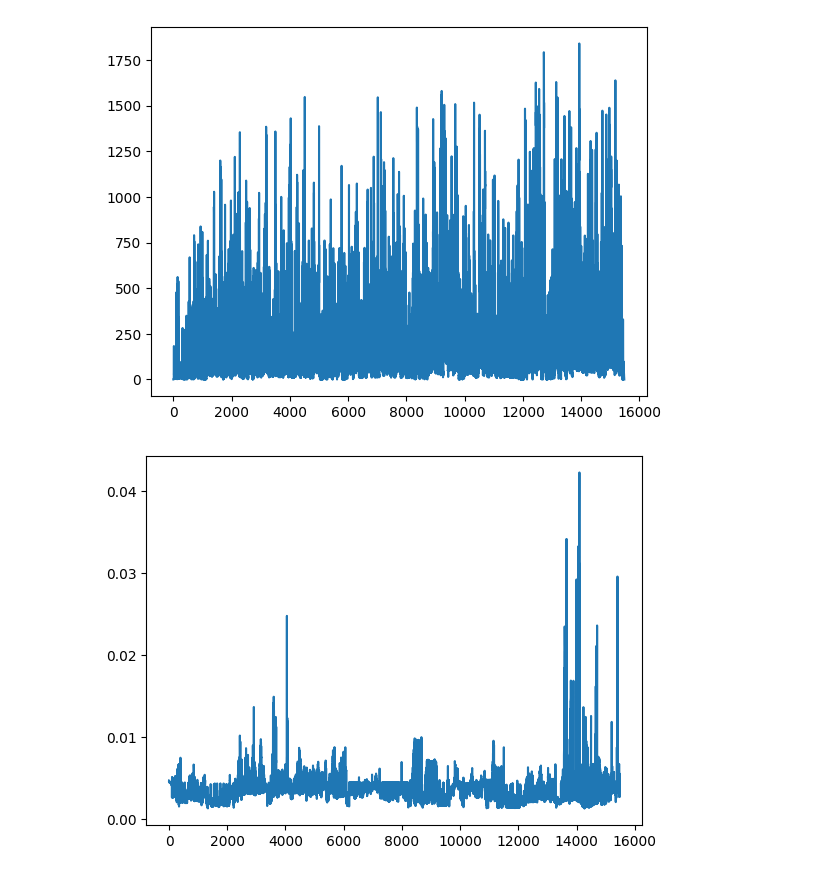
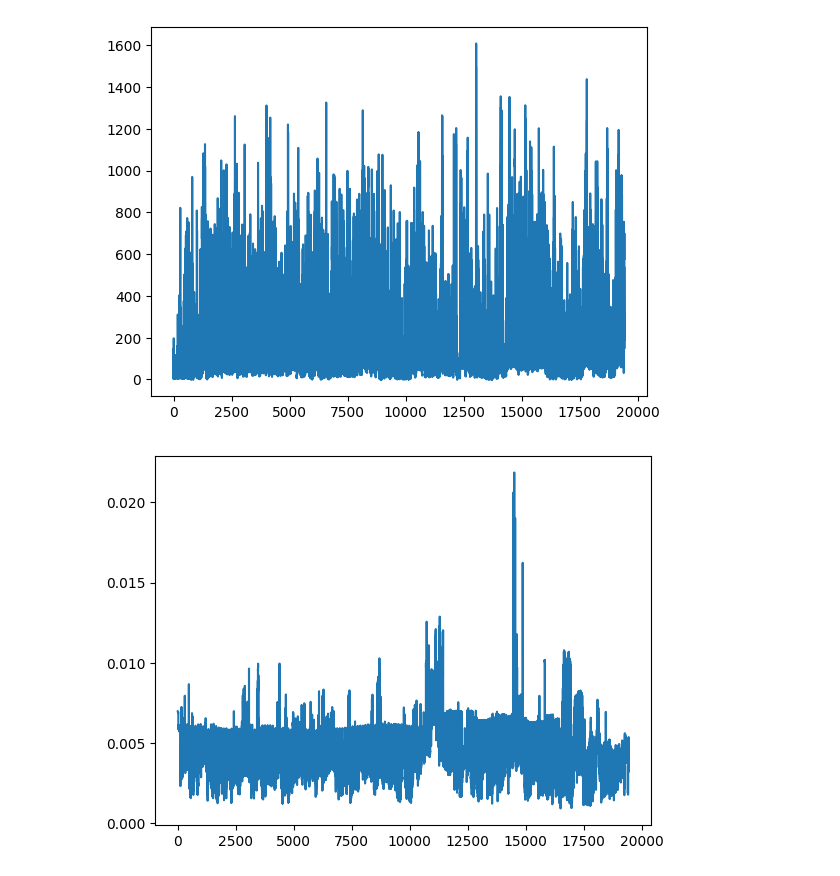
Before and after one commit to NikolayBlagoev/Dota_2_Highlight, a Jupyter notebook: important.ipynb, the cells around one changed output. Saved outputs shown, nothing was run; the diff lists cells and outputs as text; code cells hidden in the pictures.

```diff
--- a/important.ipynb
+++ b/important.ipynb
@@ -16,20 +16,20 @@ def eval_linreg(arr, n, linreg):
         labels.append(arr[i+n])
     return (linreg.predict(windows) - labels)**2
 # %%
-a = pydub.AudioSegment.from_mp3("data/custom_3.mp3")
+a = pydub.AudioSegment.from_mp3("data/custom_game.mp3")
 
 y = np.array(a.get_array_of_samples())
 data_binr, data_rmsr, _ = eval_sound(y,a)
 plt.plot(data_binr)
 plt.show()
 # %% [output]
-[figure, old version]
+[figure, new version]
 # %%
-singl_frm = np.loadtxt("data/arr.csv", delimiter = ",")
+singl_frm = np.loadtxt("data/custom_game.csv", delimiter = ",")
 plt.plot(singl_frm)
 plt.show()
 # %% [output]
-[figure, old version]
+[figure, new version]
 # %%
 def get_anomls(arr, signal, thr):
     segms = []
```
Also changed, not shown: parts of 6 cells of this notebook.
